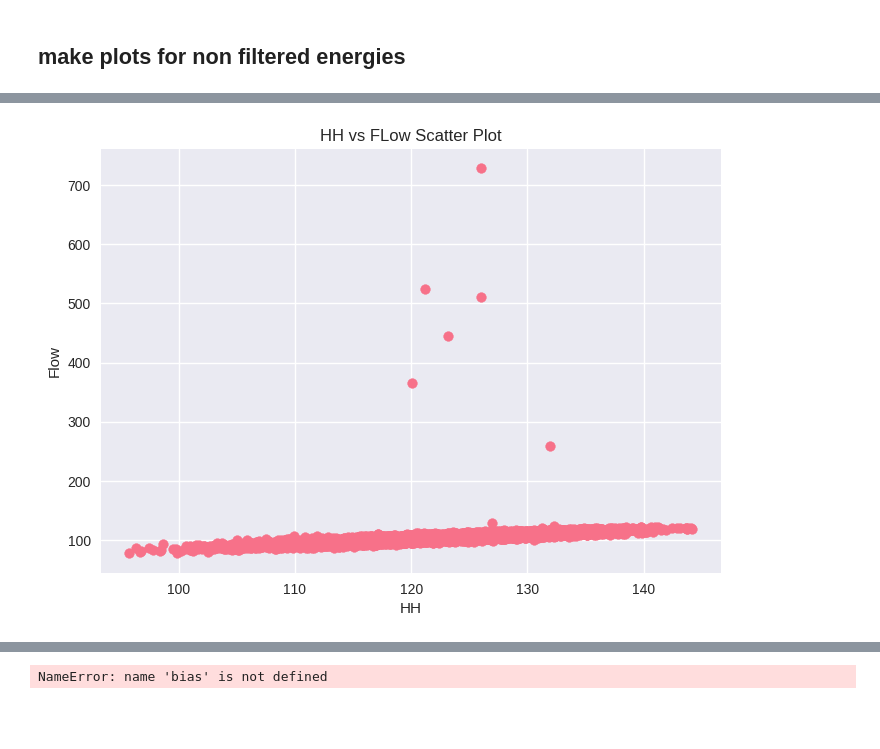
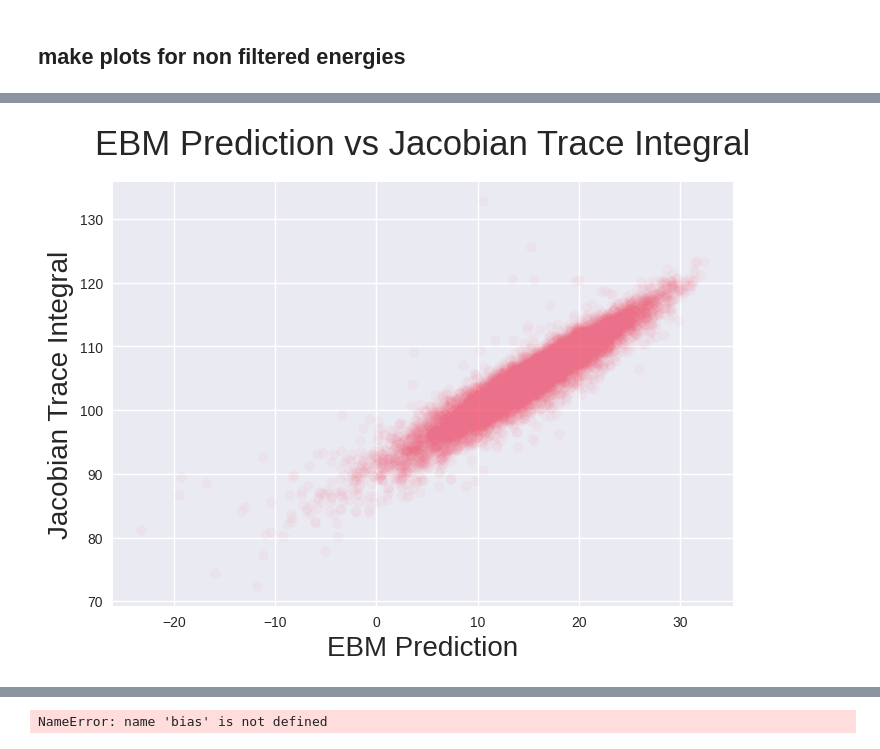
Before and after one commit to RishalAggarwal/BoltzNCE, a Jupyter notebook: BoltzNCE/likelihood_comparison_experiments.ipynb, the cells around one changed output, grey strips where cells are left out. Drawn from its saved outputs; the diff is of its cells as text; code cells hidden in the pictures; blank space fills up the shorter version.

```diff
--- a/BoltzNCE/likelihood_comparison_experiments.ipynb
+++ b/BoltzNCE/likelihood_comparison_experiments.ipynb
@@ -1225,12 +1237,12 @@ plt.show()
 # %%
-plt.scatter(hutchinson_ll_full, flow_matching_ll_5000)
+plt.scatter(predicted_ebm_ll_5000, flow_matching_ll_5000,alpha=0.05)
 
 # Add title and labels
-plt.title('HH vs FLow Scatter Plot')
-plt.xlabel('HH')
-plt.ylabel('Flow')
-
+plt.title('EBM Prediction vs Jacobian Trace Integral',fontsize= 25,pad=20)
+plt.xlabel('EBM Prediction',fontsize = 20)
+plt.ylabel('Jacobian Trace Integral', fontsize = 20)
+plt.savefig("figures/ebm_jactr_scatter.pdf")
 # Display plot
 plt.show()
 # %% [output]
-[figure, old version]
+[figure, new version]
```
Also changed, not shown: parts of 16 cells of this notebook, 28 other files.
